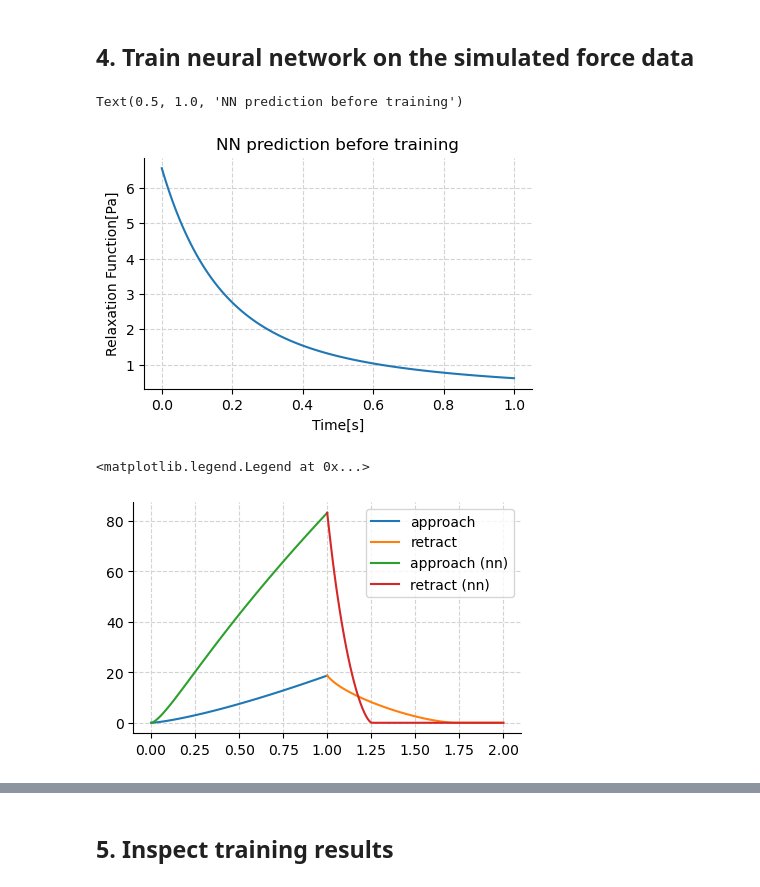
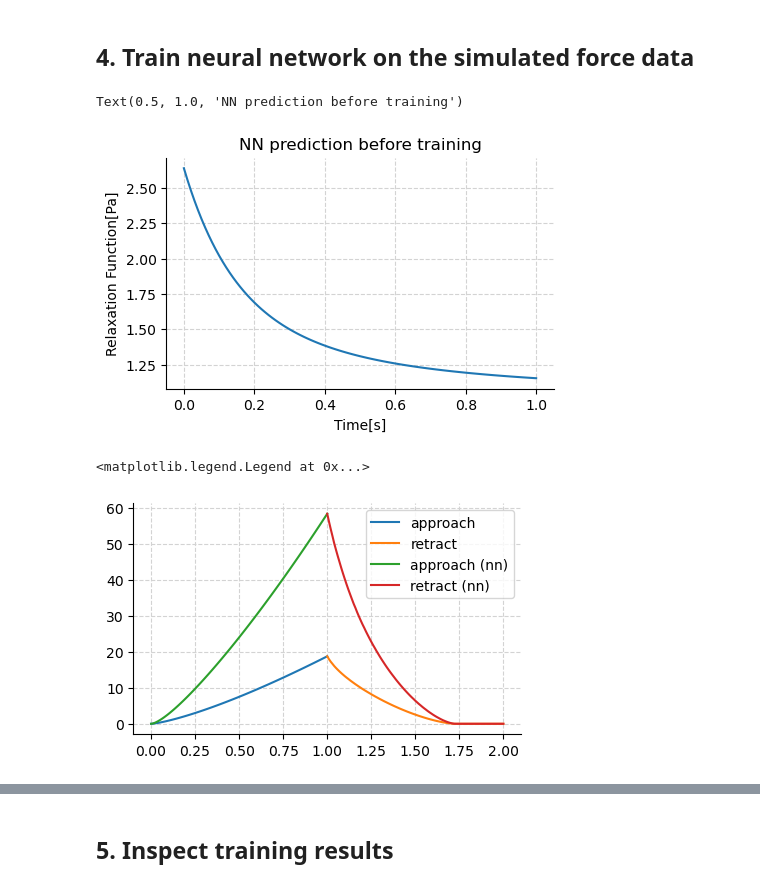
Before and after one commit to Jhko725/NeuralConstitutiveEq.jl, a Jupyter notebook: notebooks/231125_pyrespect.ipynb, the cells around one changed output, grey strips where cells are left out. Cells and saved outputs as stored; diff of their text form; code cells hidden in the pictures.

```diff
--- a/notebooks/231125_pyrespect.ipynb
+++ b/notebooks/231125_pyrespect.ipynb
@@ -122,19 +124,19 @@ Text(0.5, 0, 'Time')
 # %%
 fcn = FullyConnectedNetwork(
     ["scalar", 20, 20, 20, 20, "scalar"],
-    activation=jax.nn.tanh,
+    activation=jnp.sin,
     final_activation=jax.nn.softplus,
 )
 phi_bern = BernsteinNN(fcn, 100)
 
 fig, ax = plt.subplots(1, 1, figsize=(5, 3))
 ax.plot(app.t, phi_bern(app.t))
 ax.set_xlabel("Time[s]")
 ax.set_ylabel("Relaxation Function[Pa]")
 ax.set_title("NN prediction before training")
 # %% [output]
 Text(0.5, 1.0, 'NN prediction before training')
-[figure, old version]
+[figure, new version]
 # %%
 fig, ax = plt.subplots(1, 1, figsize=(5, 3))
 f_app_pred = force_approach(app, phi_bern, tip)
@@ -146,7 +148,7 @@ ax.plot(ret.t, f_ret_pred, label="retract (nn)")
 ax.legend()
 # %% [output]
 <matplotlib.legend.Legend at 0x...>
-[figure, old version]
+[figure, new version]
 # %%
 trained_model, loss_history = train_model(
     phi_bern,
```
Also changed, not shown: parts of 4 cells of this notebook, 1 other file.
